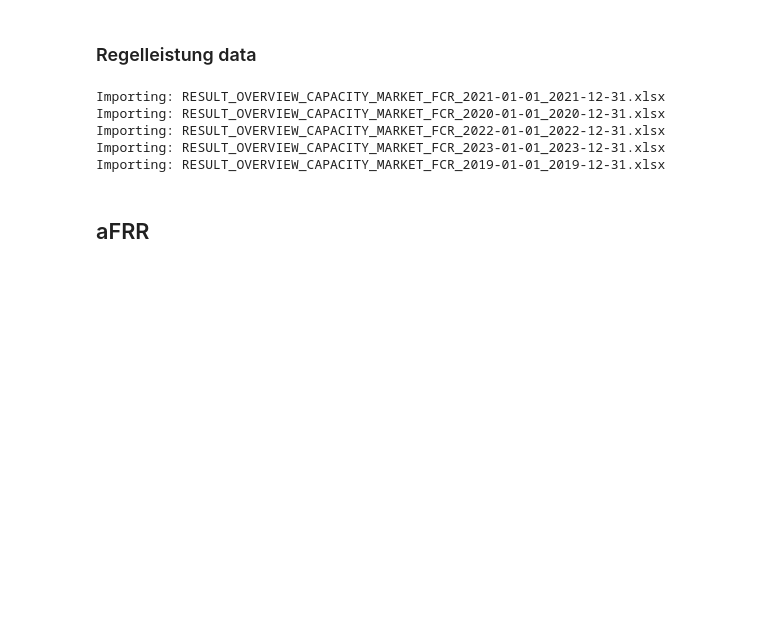
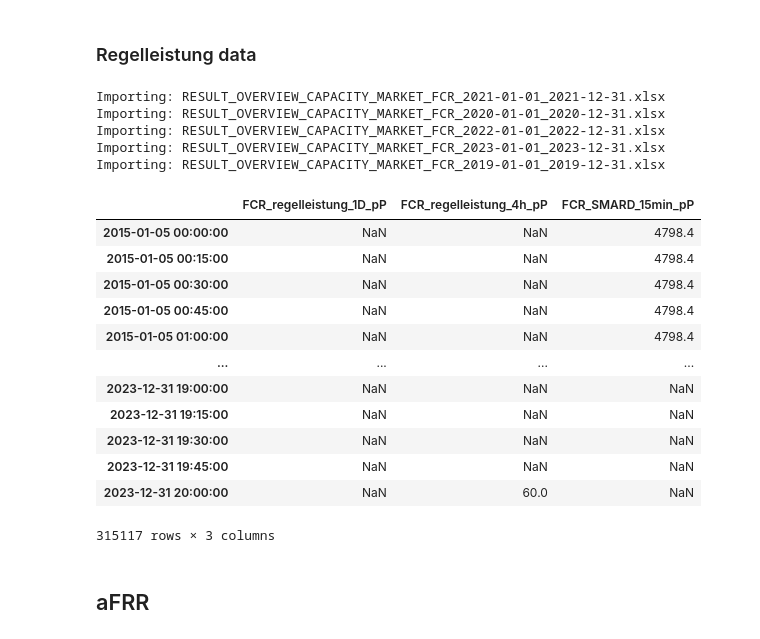
Before and after one commit to n-raspi/nseemann-msc-BESS, a Jupyter notebook: 30_src/build_dataset/build_dataset.ipynb, the cells around one changed output. Saved outputs shown, nothing was run; the diff lists cells and outputs as text; code cells hidden in the pictures; blank space fills up the shorter version.

```diff
--- a/30_src/build_dataset/build_dataset.ipynb
+++ b/30_src/build_dataset/build_dataset.ipynb
@@ -181,24 +231,66 @@ for i in dirlist:
         with warnings.catch_warnings():
             warnings.simplefilter("ignore")
             df_int = pd.read_excel(regelleistung_dir + FCR_subdir + i)
+            #print(df_int.columns)
         df_int['period_start'] = df_int['DATE_FROM'] + pd.to_timedelta(df_int['PRODUCTNAME'].apply(lambda x: x.split("_")[1] + ":00:00"))
         df_int['FCR length'] = df_int['PRODUCTNAME'].apply(lambda x: '1D' if x[7:12] == "00_24" else '4h')
         print('Importing:', i)
         if 'DE_SETTLEMENTCAPACITY_PRICE_[EUR/MW]' in df_int.columns:
-            df_int['settled price [EUR/MW]'] = df_int['DE_SETTLEMENTCAPACITY_PRICE_[EUR/MW]']
+            df_int['FCR_various_pP'] = df_int['DE_SETTLEMENTCAPACITY_PRICE_[EUR/MW]']
+            df_int['FCR_various_P'] = df_int['DE_DEMAND_[MW]']
         else:
-            df_int['settled price [EUR/MW]'] = df_int['GERMANY_SETTLEMENTCAPACITY_PRICE_[EUR/MW]']
-        df_int.drop(columns=df_int.columns.difference(['period_start', 'FCR length', 'settled price [EUR/MW]']), inplace=True)
+            df_int['FCR_various_pP'] = df_int['GERMANY_SETTLEMENTCAPACITY_PRICE_[EUR/MW]']
+            df_int['FCR_various_P'] = df_int['GERMANY_DEMAND_[MW]']
+
+
+        df_int.drop(columns=df_int.columns.difference(['period_start', 'FCR length','FCR_various_pP','FCR_various_P']), inplace=True)
         df_int.set_index('period_start', inplace=True)
         df_FCR = pd.concat([df_FCR,df_int]) # Concatenate to main dataframe
+
+df_FCR['FCR_various_pP'] = df_FCR['FCR_various_pP'].astype("string").replace('^[^0-9.]+$', np.nan, regex=True).astype(float)
+df_FCR['FCR_various_P'] = df_FCR['FCR_various_P'].astype("string").replace('^[^0-9.]+$', np.nan, regex=True).astype(float)
+
 df_FCR.sort_index(inplace=True) # Sort index
 df_FCR = df_FCR[~df_FCR.index.duplicated(keep='first')]
+
+# np.empty((len(df_int),1))
+
+# df_FCR[df_FCR['FCR length'] == '1D']
+# df_FCR.loc[df_FCR[df_FCR['FCR length'] == '1D'].index]["FCR_1D_pP"] = 0#df_FCR.loc[df_FCR[df_FCR['FCR length'] == '1D'].index][['FCR_various_pP']]
+
+df_FCR.loc[df_FCR['FCR length'] == '1D',"FCR_regelleistung_1D_pP"] = df_FCR.loc[df_FCR['FCR length'] == '1D','FCR_various_pP']
+df_FCR.loc[df_FCR['FCR length'] == '4h',"FCR_regelleistung_4h_pP"] = df_FCR.loc[df_FCR['FCR length'] == '4h','FCR_various_pP']
+
+# Contracted power not useful for FCR
+#df_FCR.loc[df_FCR['FCR length'] == '1D',"FCR_regelleistung_1D_P"] = df_FCR.loc[df_FCR['FCR length'] == '1D','FCR_various_P']
+#df_FCR.loc[df_FCR['FCR length'] == '4h',"FCR_regelleistung_4h_P"] = df_FCR.loc[df_FCR['FCR length'] == '4h','FCR_various_P']
+
+df_FCR.drop(columns=['FCR_various_pP','FCR_various_P','FCR length'], inplace=True)
+df_FCR_regelleistung = df_FCR.copy()
+# df_FCR
 # %% [output]
 Importing: RESULT_OVERVIEW_CAPACITY_MARKET_FCR_2021-01-01_2021-12-31.xlsx
 Importing: RESULT_OVERVIEW_CAPACITY_MARKET_FCR_2020-01-01_2020-12-31.xlsx
 Importing: RESULT_OVERVIEW_CAPACITY_MARKET_FCR_2022-01-01_2022-12-31.xlsx
 Importing: RESULT_OVERVIEW_CAPACITY_MARKET_FCR_2023-01-01_2023-12-31.xlsx
 Importing: RESULT_OVERVIEW_CAPACITY_MARKET_FCR_2019-01-01_2019-12-31.xlsx
+# %%
+df_FCR = pd.concat([df_FCR_regelleistung,df_FCR_SMARD],axis=1)
+df_FCR[df_FCR.first_valid_index():df_FCR.last_valid_index()]
+# %% [output]
+|  | FCR_regelleistung_1D_pP | FCR_regelleistung_4h_pP | FCR_SMARD_15min_pP |
+| 2015-01-05 00:00:00 | NaN | NaN | 4798.4 |
+| 2015-01-05 00:15:00 | NaN | NaN | 4798.4 |
+| 2015-01-05 00:30:00 | NaN | NaN | 4798.4 |
+| 2015-01-05 00:45:00 | NaN | NaN | 4798.4 |
+| 2015-01-05 01:00:00 | NaN | NaN | 4798.4 |
+| ... | ... | ... | ... |
+| 2023-12-31 19:00:00 | NaN | NaN | NaN |
+| 2023-12-31 19:15:00 | NaN | NaN | NaN |
+| 2023-12-31 19:30:00 | NaN | NaN | NaN |
+| 2023-12-31 19:45:00 | NaN | NaN | NaN |
+| 2023-12-31 20:00:00 | NaN | 60.0 | NaN |
+315117 rows × 3 columns
 # %% [markdown]
 ## aFRR
 # %% [markdown]
```
Also changed, not shown: parts of 8 cells of this notebook, 1 other file.
